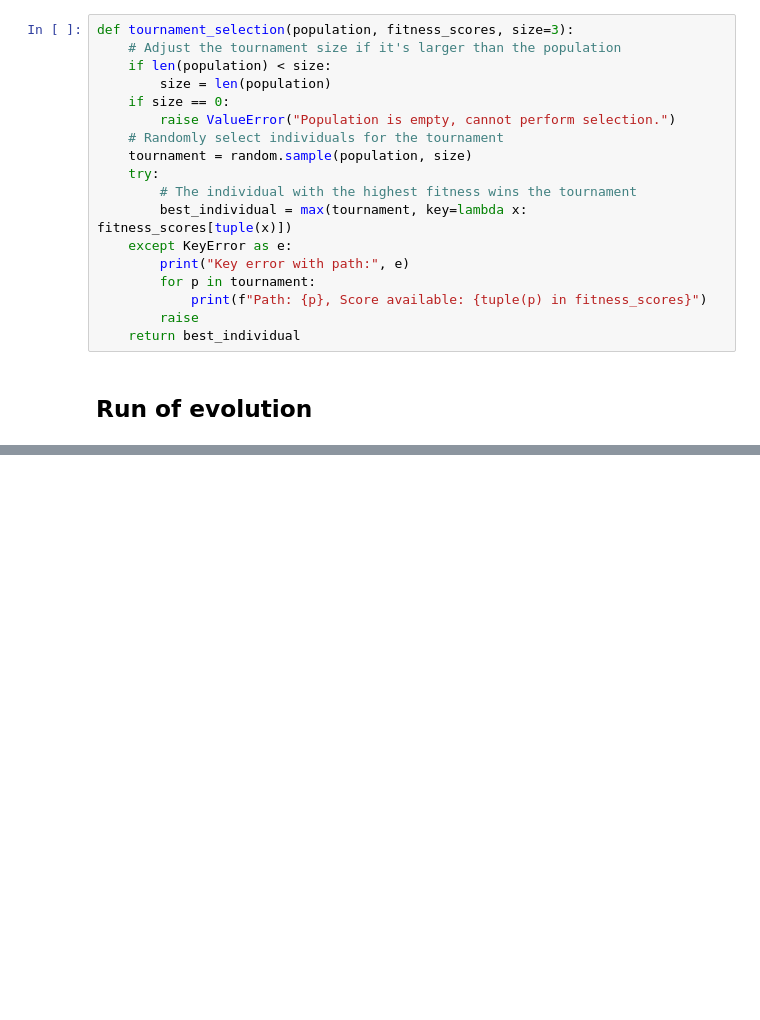
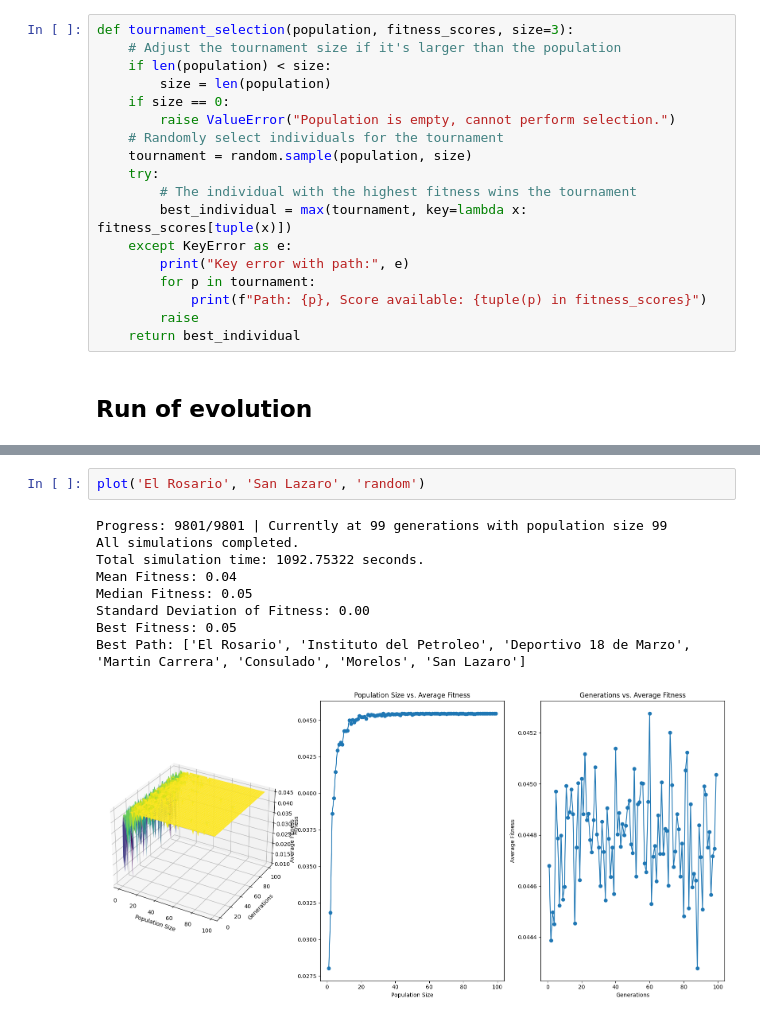
Before and after one commit to annlima/CDMX_TravelingSalesman, a Jupyter notebook: CDMX_Subway.ipynb, the cells around one changed output, grey strips where cells are left out. Saved outputs shown, nothing was run; the diff lists cells and outputs as text; blank space fills up the shorter version.

```diff
--- a/CDMX_Subway.ipynb
+++ b/CDMX_Subway.ipynb
@@ -434,0 +555,12 @@ Total Distance: 16
+# %%
+plot('El Rosario', 'San Lazaro', 'random')
+# %% [output]
+Progress: 9801/9801 | Currently at 99 generations with population size 99
+All simulations completed.
+Total simulation time: 1092.75322 seconds.
+Mean Fitness: 0.04
+Median Fitness: 0.05
+Standard Deviation of Fitness: 0.00
+Best Fitness: 0.05
+Best Path: ['El Rosario', 'Instituto del Petroleo', 'Deportivo 18 de Marzo', 'Martin Carrera', 'Consulado', 'Morelos', 'San Lazaro']
+[figure, added]
```
Also changed, not shown: parts of 14 cells of this notebook.
